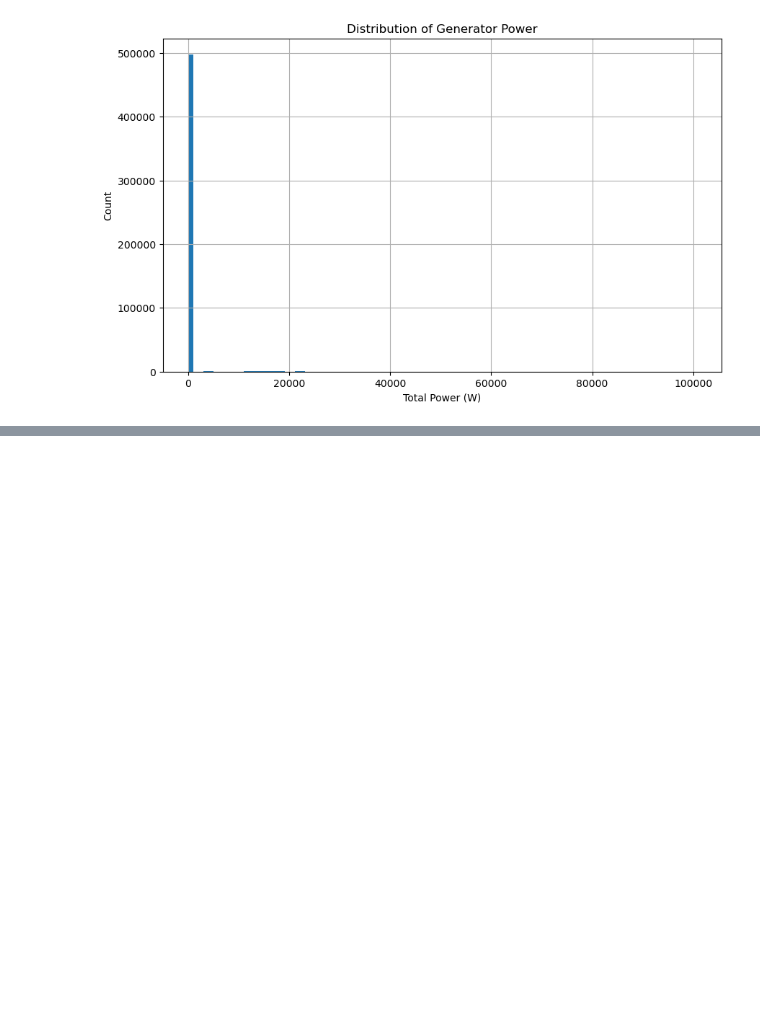
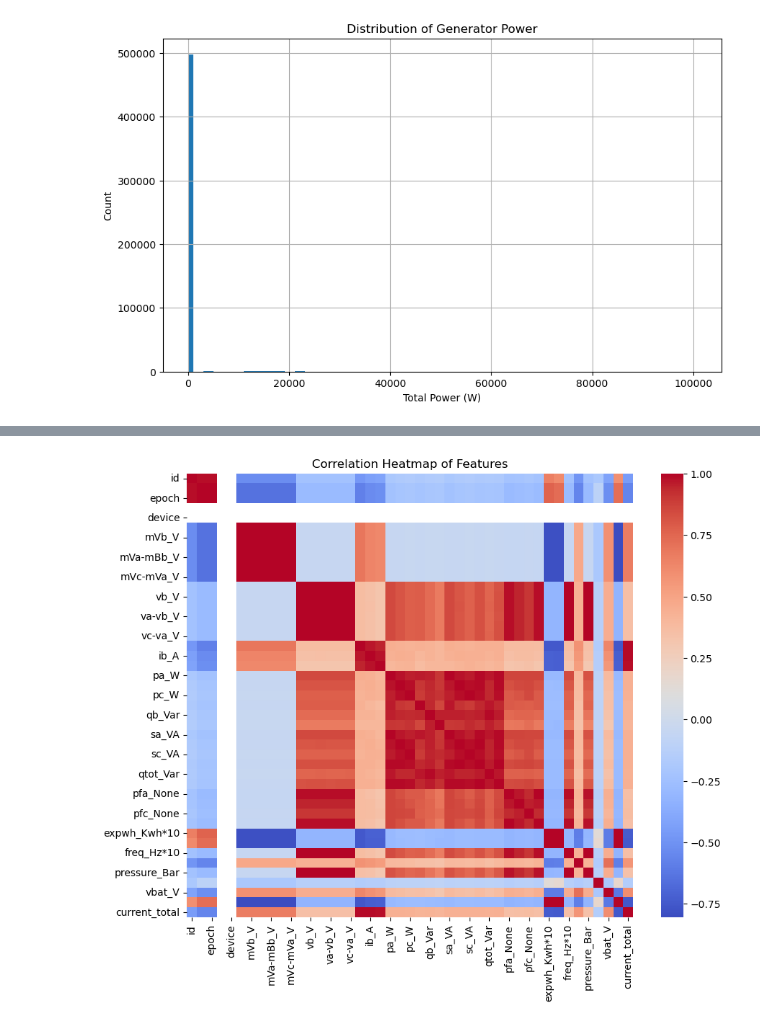
Before and after one commit to TarinaSnyman/PRJ_Generator-Monitoring-Solution_ML, a Jupyter notebook: Dataset/EDA_12318.ipynb, the cells around one changed output, grey strips where cells are left out. Drawn from its saved outputs; the diff is of its cells as text; code cells hidden in the pictures; blank space fills up the shorter version.

```diff
--- a/Dataset/EDA_12318.ipynb
+++ b/Dataset/EDA_12318.ipynb
@@ -155,0 +184,8 @@ df['ptot_W'].plot(kind='hist', bins=200, logy=True, figsize=(10,6))
+# %%
+plt.figure(figsize=(10,8))
+sns.heatmap(df.corr(), cmap='coolwarm', annot=False)
+plt.title("Correlation Heatmap of Features")
+plt.show()
+# Heatmap of correlations between features – helps find redundant/related signals
+# %% [output]
+[figure, added]
```
Also changed, not shown: parts of 22 cells of this notebook, 3 other files.
